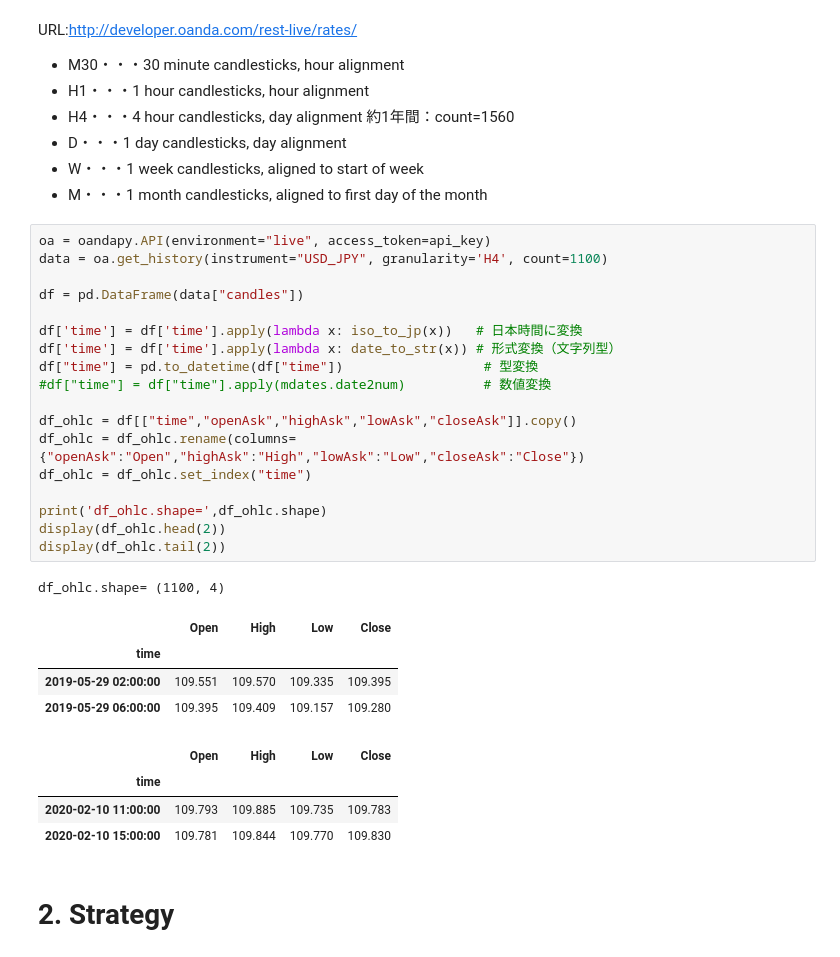
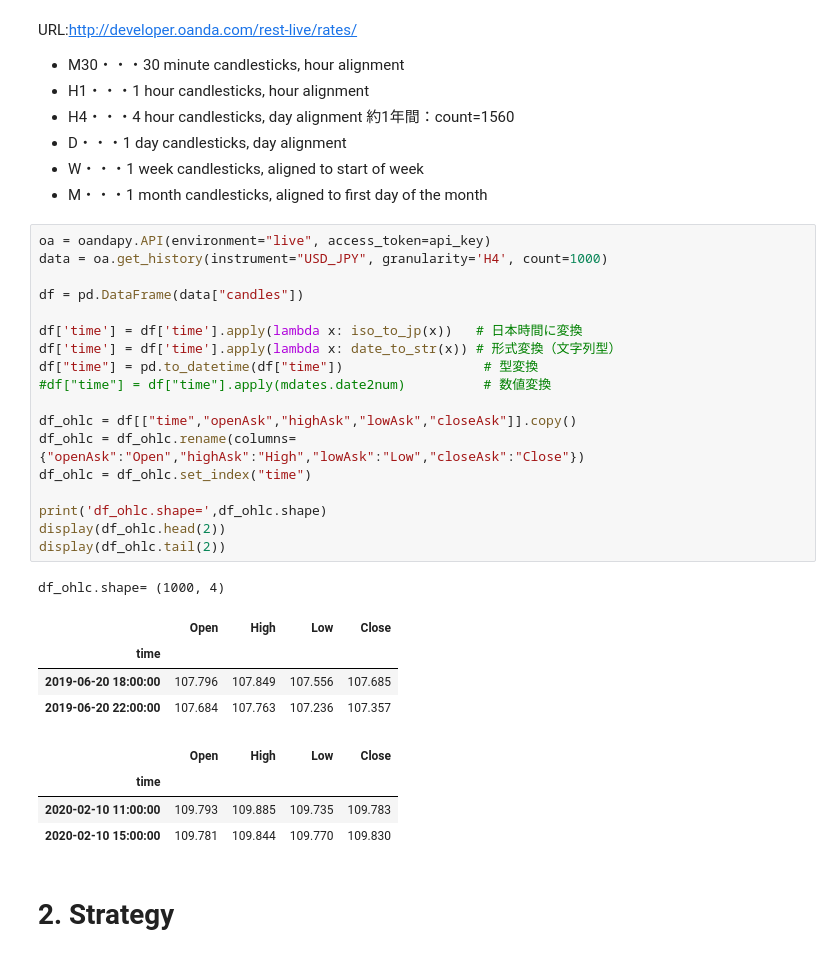
Before and after one commit to arsma12/MLDL, a Jupyter notebook: StockPriceForecast/FX_USDJPY_06_Backtest_RCI.ipynb, the cells around one changed output. Drawn from its saved outputs; the diff is of its cells as text.

```diff
--- a/StockPriceForecast/FX_USDJPY_06_Backtest_RCI.ipynb
+++ b/StockPriceForecast/FX_USDJPY_06_Backtest_RCI.ipynb
@@ -145,28 +145,28 @@ URL:http://developer.oanda.com/rest-live/rates/
 - M・・・1 month candlesticks, aligned to first day of the month
 # %%
 oa = oandapy.API(environment="live", access_token=api_key)
-data = oa.get_history(instrument="USD_JPY", granularity='H4', count=1100)
+data = oa.get_history(instrument="USD_JPY", granularity='H4', count=1000)
 
 df = pd.DataFrame(data["candles"])
 
 df['time'] = df['time'].apply(lambda x: iso_to_jp(x))   # 日本時間に変換
 df['time'] = df['time'].apply(lambda x: date_to_str(x)) # 形式変換（文字列型）
 df["time"] = pd.to_datetime(df["time"])                  # 型変換
 #df["time"] = df["time"].apply(mdates.date2num)          # 数値変換
 
 df_ohlc = df[["time","openAsk","highAsk","lowAsk","closeAsk"]].copy()
 df_ohlc = df_ohlc.rename(columns={"openAsk":"Open","highAsk":"High","lowAsk":"Low","closeAsk":"Close"})
 df_ohlc = df_ohlc.set_index("time")
 
 print('df_ohlc.shape=',df_ohlc.shape)
 display(df_ohlc.head(2))
 display(df_ohlc.tail(2))
 # %% [output]
-df_ohlc.shape= (1100, 4)
+df_ohlc.shape= (1000, 4)
 |  | Open | High | Low | Close |
 | time |  |  |  |  |
-| 2019-05-29 02:00:00 | 109.551 | 109.570 | 109.335 | 109.395 |
-| 2019-05-29 06:00:00 | 109.395 | 109.409 | 109.157 | 109.280 |
+| 2019-06-20 18:00:00 | 107.796 | 107.849 | 107.556 | 107.685 |
+| 2019-06-20 22:00:00 | 107.684 | 107.763 | 107.236 | 107.357 |
 |  | Open | High | Low | Close |
 | time |  |  |  |  |
 | 2020-02-10 11:00:00 | 109.793 | 109.885 | 109.735 | 109.783 |
```
Also changed, not shown: parts of 2 cells of this notebook, 1 other file.
